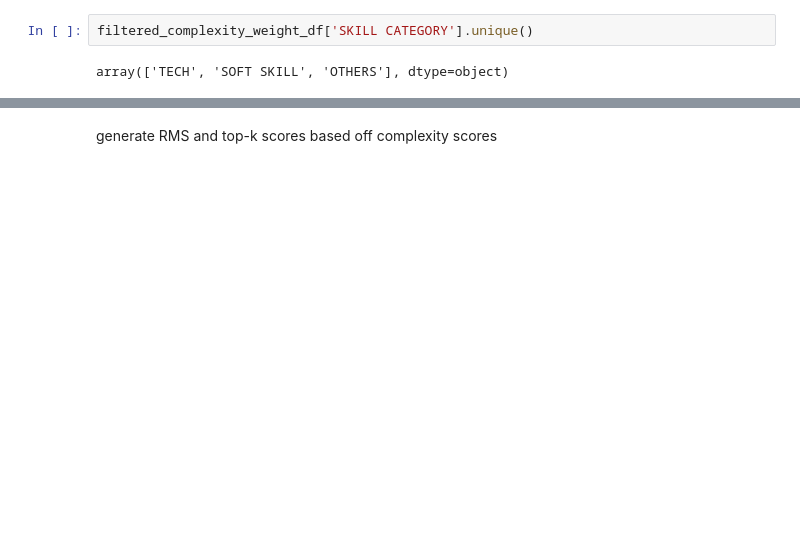
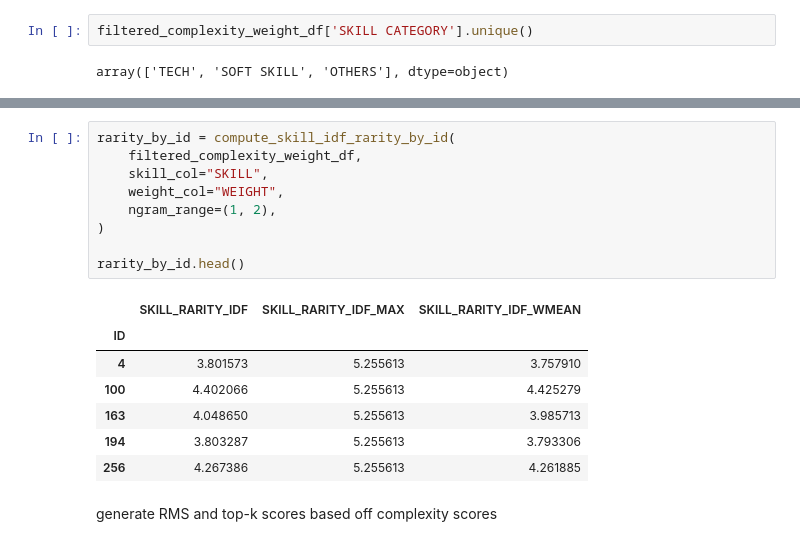
Before and after one commit to Nick-Miras/Skill-LLM-Cloud, a Jupyter notebook: inference/src/final.ipynb, the cells around one changed output, grey strips where cells are left out. Cells and saved outputs as stored; diff of their text form; blank space fills up the shorter version.

```diff
--- a/inference/src/final.ipynb
+++ b/inference/src/final.ipynb
@@ -166,3 +167,20 @@ filtered_complexity_weight_df.head()
+# %%
+rarity_by_id = compute_skill_idf_rarity_by_id(
+    filtered_complexity_weight_df,
+    skill_col="SKILL",
+    weight_col="WEIGHT",
+    ngram_range=(1, 2),
+)
+
+rarity_by_id.head()
+# %% [output]
+|  | SKILL_RARITY_IDF | SKILL_RARITY_IDF_MAX | SKILL_RARITY_IDF_WMEAN |
+| ID |  |  |  |
+| 4 | 3.801573 | 5.255613 | 3.757910 |
+| 100 | 4.402066 | 5.255613 | 4.425279 |
+| 163 | 4.048650 | 5.255613 | 3.985713 |
+| 194 | 3.803287 | 5.255613 | 3.793306 |
+| 256 | 4.267386 | 5.255613 | 4.261885 |
 # %% [markdown]
 generate RMS and top-k scores based off complexity scores
 # %%
```
Also changed, not shown: parts of 13 cells of this notebook, 1 other file.
